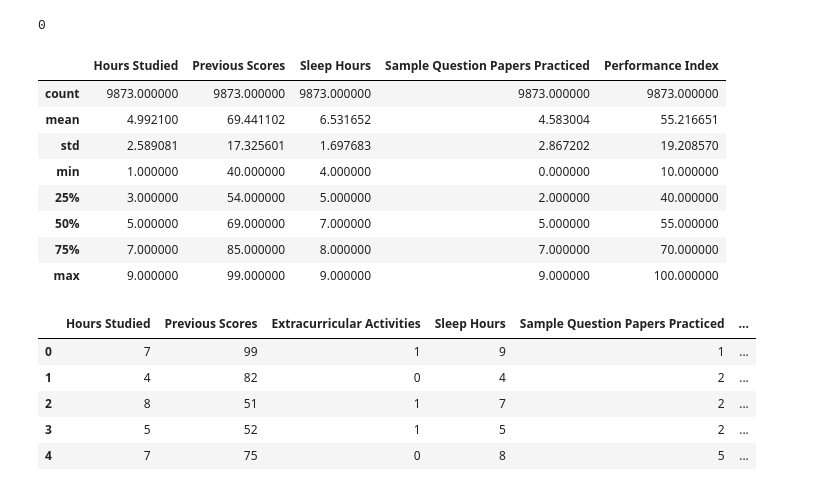
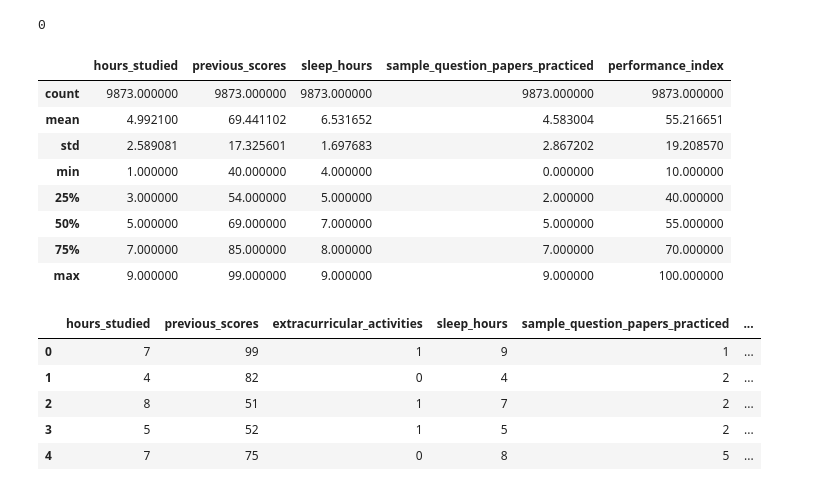
Before and after one commit to Marwan051/final_regression_project, a Jupyter notebook: final.ipynb, the cells around one changed output. Saved outputs shown, nothing was run; the diff lists cells and outputs as text; code cells hidden in the pictures.

```diff
--- a/final.ipynb
+++ b/final.ipynb
@@ -13,3 +13,6 @@ df.head()
 | 2 | 8 | 51 | Yes | 7 | 2 | ... |
 | 3 | 5 | 52 | Yes | 5 | 2 | ... |
 | 4 | 7 | 75 | No | 8 | 5 | ... |
+# %%
+df.columns = ['hours_studied', 'previous_scores', 'extracurricular_activities', 'sleep_hours', 'sample_question_papers_practiced', 'performance_index']
+df.head()
@@ -61,7 +75,7 @@ df.duplicated().sum()
 # %%
 df.describe()
 # %% [output]
-|  | Hours Studied | Previous Scores | Sleep Hours | Sample Question Papers Practiced | Performance Index |
+|  | hours_studied | previous_scores | sleep_hours | sample_question_papers_practiced | performance_index |
 | count | 9873.000000 | 9873.000000 | 9873.000000 | 9873.000000 | 9873.000000 |
 | mean | 4.992100 | 69.441102 | 6.531652 | 4.583004 | 55.216651 |
 | std | 2.589081 | 17.325601 | 1.697683 | 2.867202 | 19.208570 |
@@ -71,10 +85,11 @@ df.describe()
 | 75% | 7.000000 | 85.000000 | 8.000000 | 7.000000 | 70.000000 |
 | max | 9.000000 | 99.000000 | 9.000000 | 9.000000 | 100.000000 |
 # %%
-df["Extracurricular Activities"] = df["Extracurricular Activities"].apply(lambda x: 1 if x == "Yes" else 0)
+# Exchange yes or no for 0 and 1 in the extracurricular column
+df["extracurricular_activities"] = df["extracurricular_activities"].apply(lambda x: 1 if x == "Yes" else 0)
 df.head()
 # %% [output]
-|  | Hours Studied | Previous Scores | Extracurricular Activities | Sleep Hours | Sample Question Papers Practiced | ... |
+|  | hours_studied | previous_scores | extracurricular_activities | sleep_hours | sample_question_papers_practiced | ... |
 | 0 | 7 | 99 | 1 | 9 | 1 | ... |
 | 1 | 4 | 82 | 0 | 4 | 2 | ... |
 | 2 | 8 | 51 | 1 | 7 | 2 | ... |
```
Also changed, not shown: parts of 20 cells of this notebook.
